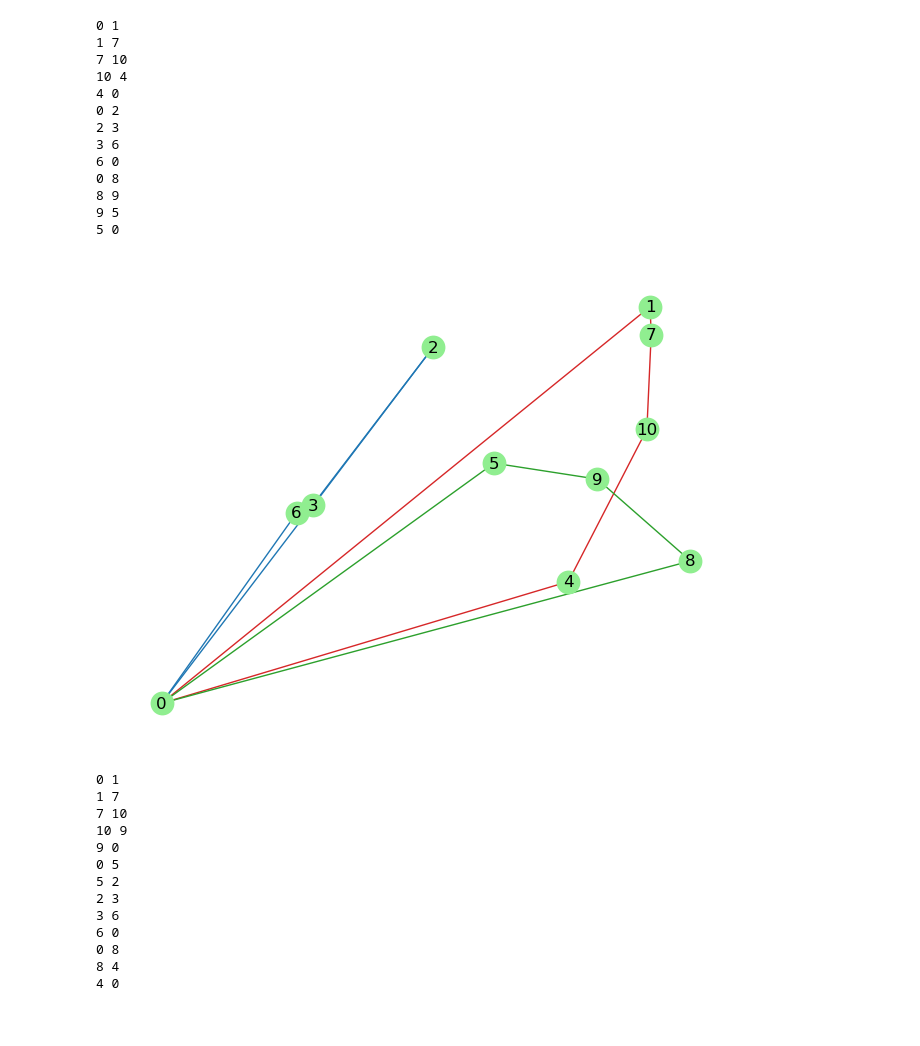
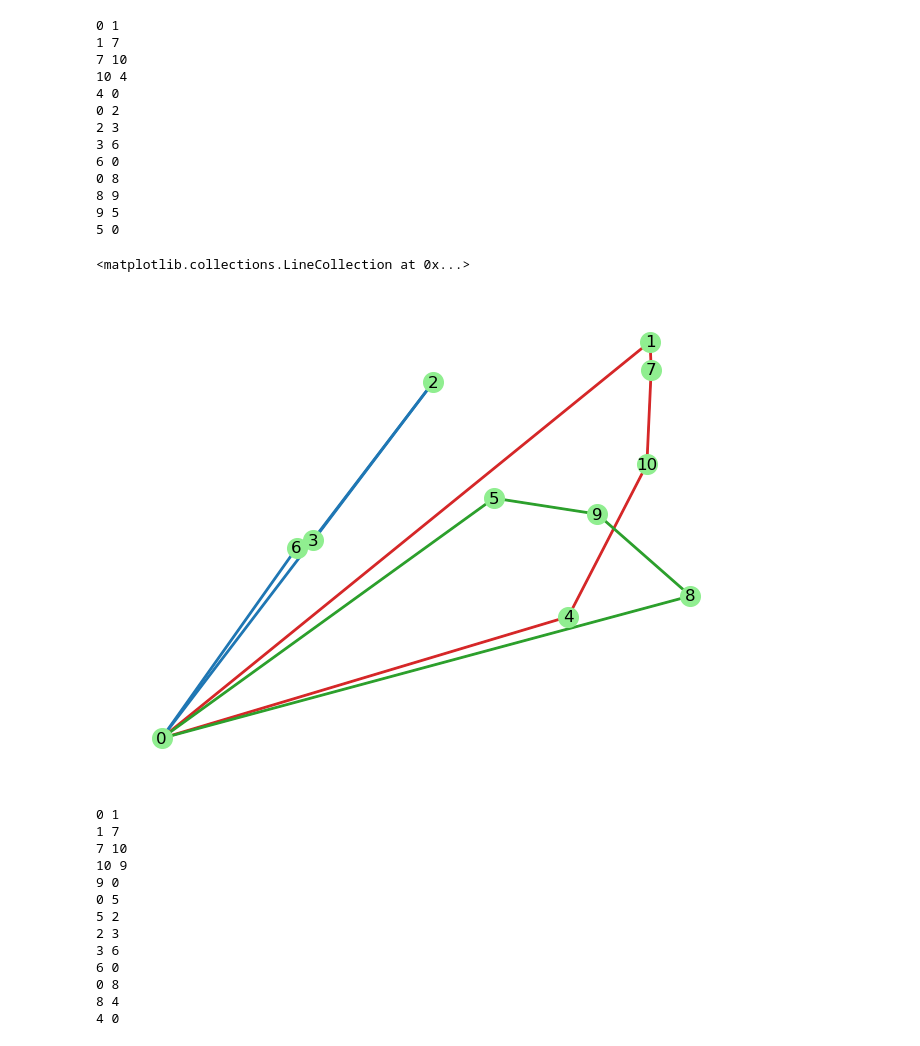
Before and after one commit to gstecca/wm-stochastic, a Jupyter notebook: plot_result.ipynb, the cells around one changed output. Drawn from its saved outputs; the diff is of its cells as text; code cells hidden in the pictures.

Commit message:
plot oriented edges

```diff
--- a/plot_result.ipynb
+++ b/plot_result.ipynb
@@ -57,11 +57,13 @@ for j in range(1, len(sol3)):
 # %%
 edges = G.edges()
 colors = [G[u][v]['color'] for u,v in edges]
-nx.draw(G, pos=nx.get_node_attributes(G, 'pos'), edge_color=colors, with_labels=True, node_size=200, linewidths= 3, node_color = 'lightgreen')
+nx.draw(G, pos=nx.get_node_attributes(G, 'pos'), with_labels=True, node_size=200 , node_color = 'lightgreen') #
+nx.draw_networkx_edges(G, pos=nx.get_node_attributes(G, 'pos'), edge_color=colors, width=2, arrows=True)
 #, with_labels=True, node_size=200, linewidths= 0.5, node_color = 'lightgreen'
 #G.nodes() edgecolors = 'red', edgecolors = 'red',
 # %% [output]
+<matplotlib.collections.LineCollection at 0x...>
-[figure, old version]
+[figure, new version]
 # %%
 sol =  [0,1,7,10,9,0]
 sol2 = [0,5,2,3,6,0]
```
